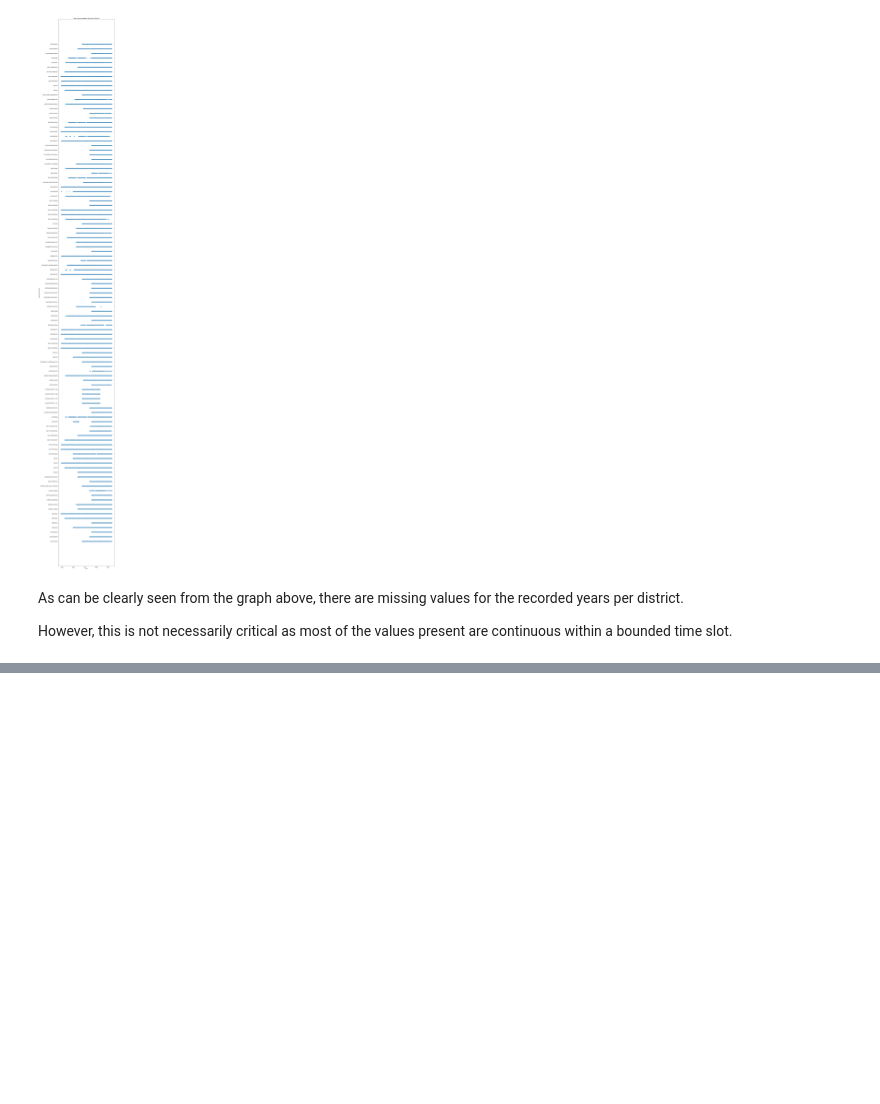
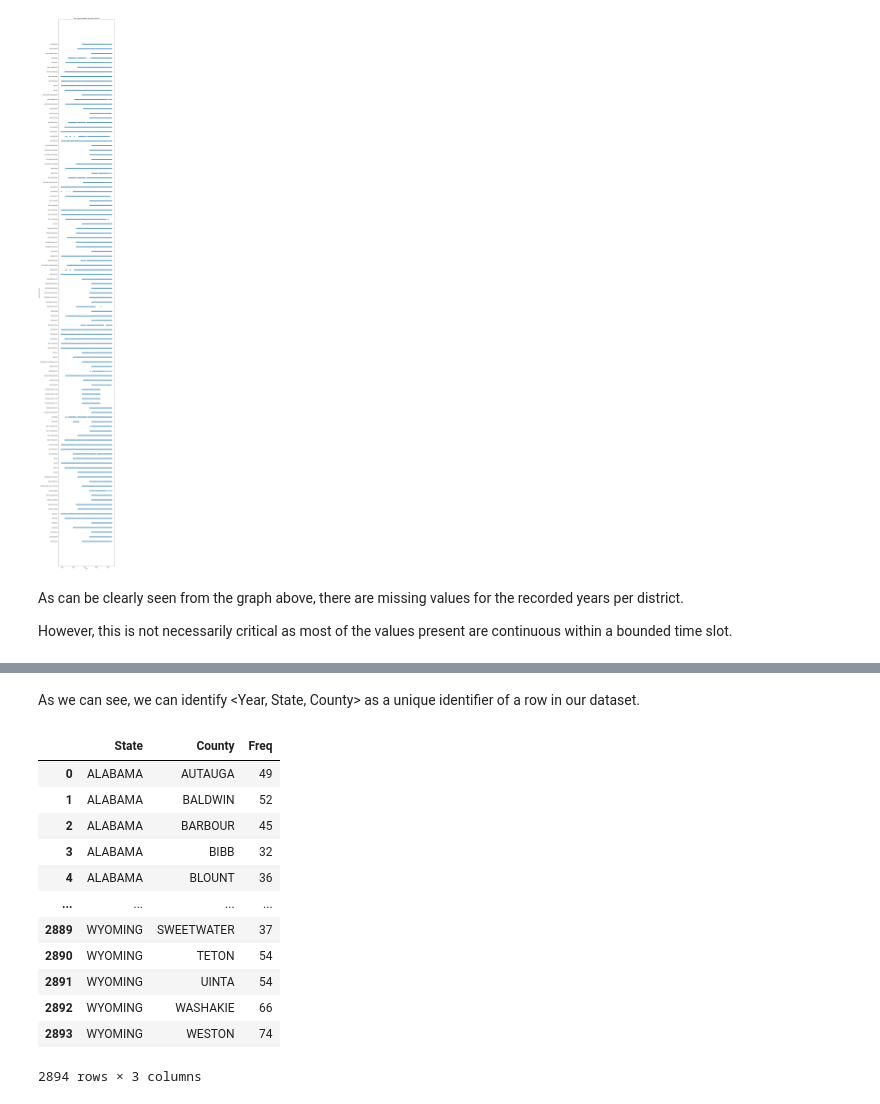
Before and after one commit to atabou/CMPS276_Data_Science_Project, a Jupyter notebook: EDA.ipynb, the cells around one changed output, grey strips where cells are left out. Cells and saved outputs as stored; diff of their text form; code cells hidden in the pictures; blank space fills up the shorter version.

```diff
--- a/EDA.ipynb
+++ b/EDA.ipynb
@@ -431,0 +531,21 @@ However, this is not necessarily critical as most of the values present are cont
+# %% [markdown]
+
+As we can see, we can identify <Year, State, County> as a unique identifier of a row in our dataset.
+# %%
+counties = df.groupby(["State", "County"]).size().reset_index(name='Freq')
+
+counties
+# %% [output]
+|  | State | County | Freq |
+| 0 | ALABAMA | AUTAUGA | 49 |
+| 1 | ALABAMA | BALDWIN | 52 |
+| 2 | ALABAMA | BARBOUR | 45 |
+| 3 | ALABAMA | BIBB | 32 |
+| 4 | ALABAMA | BLOUNT | 36 |
+| ... | ... | ... | ... |
+| 2889 | WYOMING | SWEETWATER | 37 |
+| 2890 | WYOMING | TETON | 54 |
+| 2891 | WYOMING | UINTA | 54 |
+| 2892 | WYOMING | WASHAKIE | 66 |
+| 2893 | WYOMING | WESTON | 74 |
+2894 rows × 3 columns
```
Also changed, not shown: parts of 13 cells of this notebook, 5 other files.
